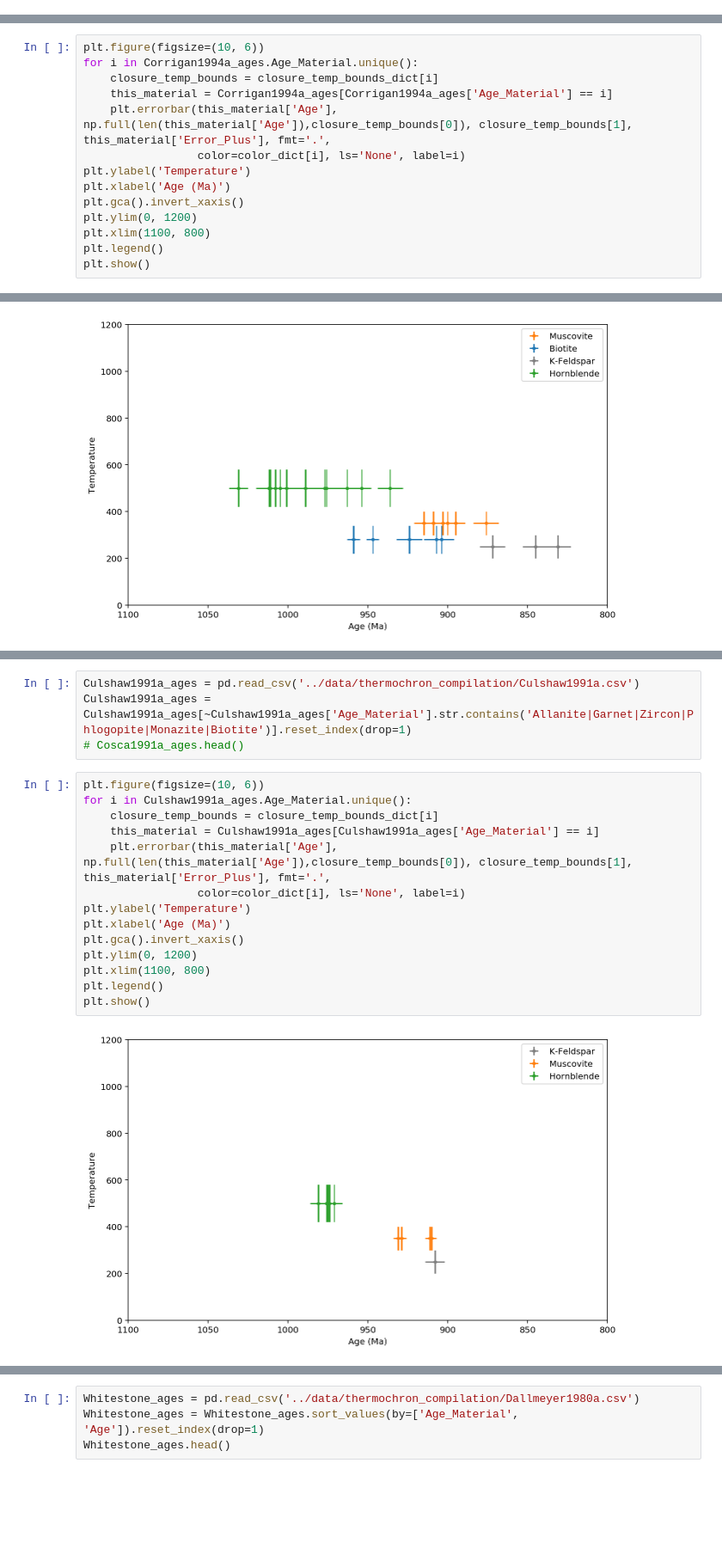
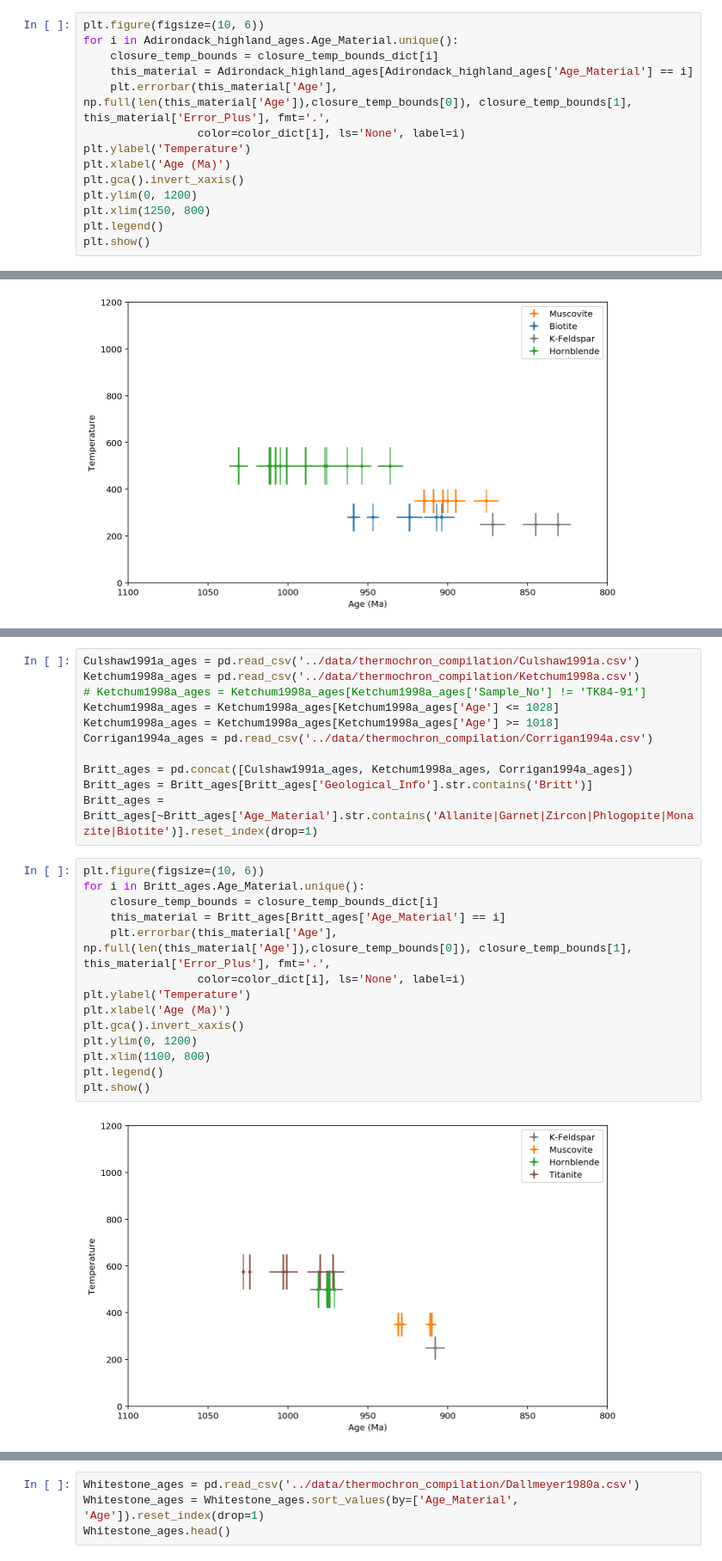
Before and after one commit to Swanson-Hysell-Group/Grenville_seminar, a Jupyter notebook: code/Grenville_thermochron.ipynb, the cells around one changed output, grey strips where cells are left out. Shown at 86% size. Drawn from its saved outputs; the diff is of its cells as text; blank space fills up the shorter version.

```diff
--- a/code/Grenville_thermochron.ipynb
+++ b/code/Grenville_thermochron.ipynb
@@ -535,0 +569,14 @@ plt.show()
+# %%
+plt.figure(figsize=(10, 6))
+for i in Adirondack_highland_ages.Age_Material.unique():
+    closure_temp_bounds = closure_temp_bounds_dict[i]
+    this_material = Adirondack_highland_ages[Adirondack_highland_ages['Age_Material'] == i]
+    plt.errorbar(this_material['Age'], np.full(len(this_material['Age']),closure_temp_bounds[0]), closure_temp_bounds[1], this_material['Error_Plus'], fmt='.',
+                 color=color_dict[i], ls='None', label=i)
+plt.ylabel('Temperature')
+plt.xlabel('Age (Ma)')
+plt.gca().invert_xaxis()
+plt.ylim(0, 1200)
+plt.xlim(1250, 800)
+plt.legend()
+plt.show()
@@ -546,14 +586,0 @@ Corrigan1994a_ages = Corrigan1994a_ages[~Corrigan1994a_ages['Age_Material'].str.
-# %%
-plt.figure(figsize=(10, 6))
-for i in Corrigan1994a_ages.Age_Material.unique():
-    closure_temp_bounds = closure_temp_bounds_dict[i]
-    this_material = Corrigan1994a_ages[Corrigan1994a_ages['Age_Material'] == i]
-    plt.errorbar(this_material['Age'], np.full(len(this_material['Age']),closure_temp_bounds[0]), closure_temp_bounds[1], this_material['Error_Plus'], fmt='.',
-                 color=color_dict[i], ls='None', label=i)
-plt.ylabel('Temperature')
-plt.xlabel('Age (Ma)')
-plt.gca().invert_xaxis()
-plt.ylim(0, 1200)
-plt.xlim(1100, 800)
-plt.legend()
-plt.show()
@@ -594,20 +625,27 @@ plt.show()
 # %%
 Culshaw1991a_ages = pd.read_csv('../data/thermochron_compilation/Culshaw1991a.csv')
-Culshaw1991a_ages = Culshaw1991a_ages[~Culshaw1991a_ages['Age_Material'].str.contains('Allanite|Garnet|Zircon|Phlogopite|Monazite|Biotite')].reset_index(drop=1)
-# Cosca1991a_ages.head()
+Ketchum1998a_ages = pd.read_csv('../data/thermochron_compilation/Ketchum1998a.csv')
+# Ketchum1998a_ages = Ketchum1998a_ages[Ketchum1998a_ages['Sample_No'] != 'TK84-91']
+Ketchum1998a_ages = Ketchum1998a_ages[Ketchum1998a_ages['Age'] <= 1028]
+Ketchum1998a_ages = Ketchum1998a_ages[Ketchum1998a_ages['Age'] >= 1018]
+Corrigan1994a_ages = pd.read_csv('../data/thermochron_compilation/Corrigan1994a.csv')
+
+Britt_ages = pd.concat([Culshaw1991a_ages, Ketchum1998a_ages, Corrigan1994a_ages])
+Britt_ages = Britt_ages[Britt_ages['Geological_Info'].str.contains('Britt')]
+Britt_ages = Britt_ages[~Britt_ages['Age_Material'].str.contains('Allanite|Garnet|Zircon|Phlogopite|Monazite|Biotite')].reset_index(drop=1)
 # %%
 plt.figure(figsize=(10, 6))
-for i in Culshaw1991a_ages.Age_Material.unique():
+for i in Britt_ages.Age_Material.unique():
     closure_temp_bounds = closure_temp_bounds_dict[i]
-    this_material = Culshaw1991a_ages[Culshaw1991a_ages['Age_Material'] == i]
+    this_material = Britt_ages[Britt_ages['Age_Material'] == i]
     plt.errorbar(this_material['Age'], np.full(len(this_material['Age']),closure_temp_bounds[0]), closure_temp_bounds[1], this_material['Error_Plus'], fmt='.',
                  color=color_dict[i], ls='None', label=i)
 plt.ylabel('Temperature')
 plt.xlabel('Age (Ma)')
 plt.gca().invert_xaxis()
 plt.ylim(0, 1200)
 plt.xlim(1100, 800)
 plt.legend()
 plt.show()
 # %% [output]
-[figure, old version]
+[figure, new version]
```
Also changed, not shown: parts of 42 cells of this notebook, 9 other files.
